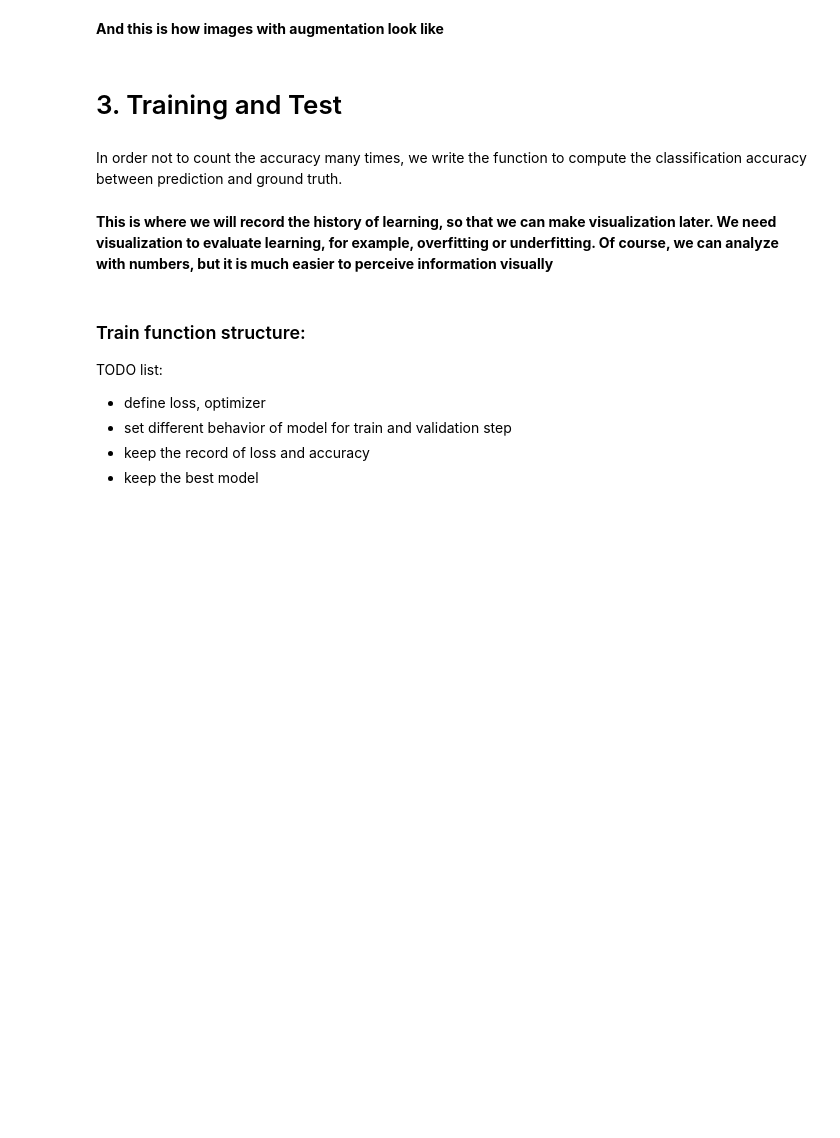
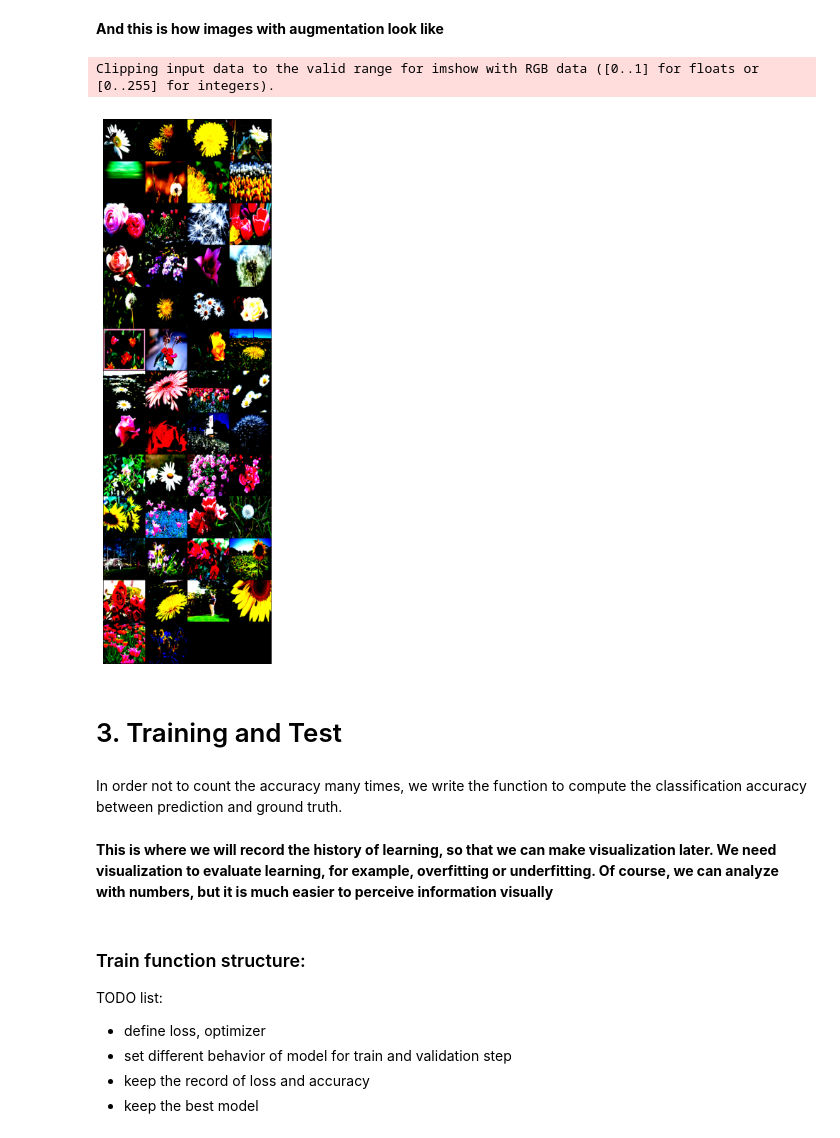
Before and after one commit to tunayildizuzh/MachineLearningforSciences, a Jupyter notebook: Labs/Lab7.ipynb, the cells around one changed output. Drawn from its saved outputs; the diff is of its cells as text; code cells hidden in the pictures; blank space fills up the shorter version.

Commit message:
Model Trained.

```diff
--- a/Labs/Lab7.ipynb
+++ b/Labs/Lab7.ipynb
@@ -116,14 +116,11 @@ The "original" dataset is the original dataset, which we will split into two par
 
 **Bonus: besides normalization, can you try other image augmentation?**
 # %%
-transformer = {
-    'original': transforms.Compose([
-                                 transforms.Resize((220, 220)),
-                                 transforms.ToTensor(),
-                                 transforms.Normalize((0.4124234616756439, 0.3674212694168091, 0.2578217089176178),
-                                                     (0.3268945515155792, 0.29282665252685547, 0.29053378105163574))
+transformer = transforms.Compose([
+    transforms.Resize((224, 224)),
+    transforms.ToTensor(),
+    transforms.Normalize(mean=[0.485, 0.456, 0.406], std=[0.229, 0.224, 0.225]) # Resnet model architecture mean and std values
 ])
-}
 # %% [markdown]
 **pin_memory:** You know how sometimes your GPU memory shows that it’s full but you’re pretty sure that your model isn’t using that much? That overhead is called pinned memory. ie: this memory has been reserved as a type of “working allocation.”
 When you enable pinned_memory in a DataLoader it “automatically puts the fetched data Tensors in pinned memory, and enables faster data transfer to CUDA-enabled GPUs”
@@ -287,11 +292,29 @@ plt.show()
 **And this is how images with augmentation look like**
 # %%
 # [1 point] for this code block
+# Breaks after one iteration because the function prints out the entire dataset.
 def show_batch(dl):
     for images, labels in dl:
-        # TODO: YOUR CODES HERE
+        # Create a grid of images
+        grid = torchvision.utils.make_grid(images, nrow=4)
 
-show_batch(loaders['train'])
+        # Convert the tensor to numpy array
+        np_grid = grid.numpy()
+
+        # Transpose the dimensions for matplotlib
+        np_grid = np.transpose(np_grid, (1, 2, 0))
+
+        # Display the images
+        plt.figure(figsize=(10, 10))
+        plt.imshow(np_grid)
+        plt.axis('off')
+        plt.show()
+        break
+
+show_batch(train_loader)
+# %% [output]
+Clipping input data to the valid range for imshow with RGB data ([0..1] for floats or [0..255] for integers).
+[figure, added]
 # %% [markdown]
 # 3. Training and Test
 # %% [markdown]
```
Also changed, not shown: parts of 12 cells of this notebook, 1 other file.
